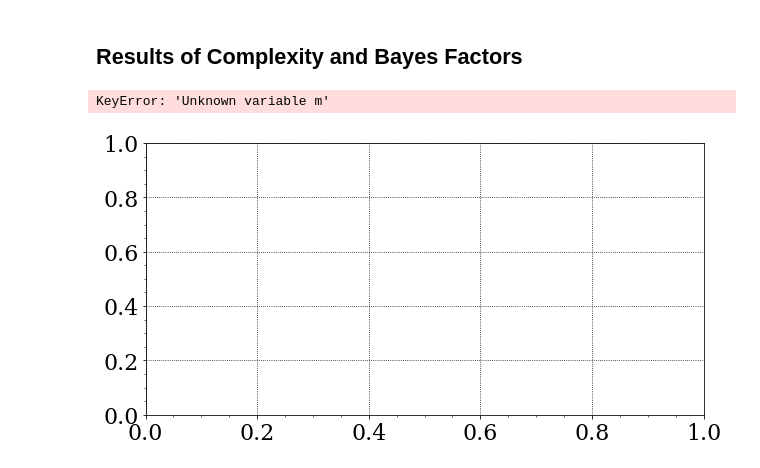
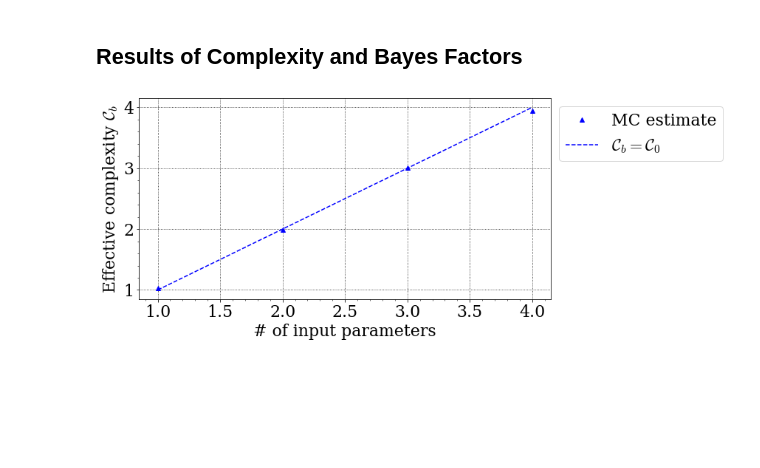
Before and after one commit to dschuechter/physics760_schuechter_krause, a Jupyter notebook: final_project/Code/Bayesian_model_selection_Testing.ipynb, the cells around one changed output. Saved outputs shown, nothing was run; the diff lists cells and outputs as text; code cells hidden in the pictures; blank space fills up the shorter version.

```diff
--- a/final_project/Code/Bayesian_model_selection_Testing.ipynb
+++ b/final_project/Code/Bayesian_model_selection_Testing.ipynb
@@ -332,28 +334,27 @@ def bayes_complexity_c(data_x,data_y,sigma,trace, param_names):
 # %%
 beauty_plot()
 const_params=['Intercept']
-cub_params=['m','b','c','Intercept']
+cub_params=['a','b','c','Intercept']
 sq_params=['a','b','Intercept']
-lin_params=['m','Intercept']
+lin_params=['a','Intercept']
 
 traces=[const_trace,lin_trace,sq_trace,cub_trace]
 param_list_list=[const_params,lin_params,sq_params,cub_params]
 complexity_list=[]
 for i in range(0,4):
     complexity_list.append(bayes_complexity(x,y,sigma,param_list_list[i],traces[i]))
 
 xx=[1,2,3,4]
 yy=xx
 plt.plot(xx,complexity_list,'b^', label="MC estimate")
 plt.plot(xx,yy,'b--',label="$\mathcal{C}_b=\mathcal{C}_0$")
 plt.xlabel('# of input parameters')
 plt.ylabel('Effective complexity $\mathcal{C}_b$')
 #plt.savefig('complexity.pdf')
 plt.legend(bbox_to_anchor=(1,1), ncol=1)
 plt.show()
 # %% [output]
-KeyError: 'Unknown variable m'
-[figure, old version]
+[figure, new version]
 # %%
 test = [np.array([1,2,3,4]),np.array([5,6,7])]
 print(test)
```
Also changed, not shown: parts of 11 cells of this notebook, 2 other files.
